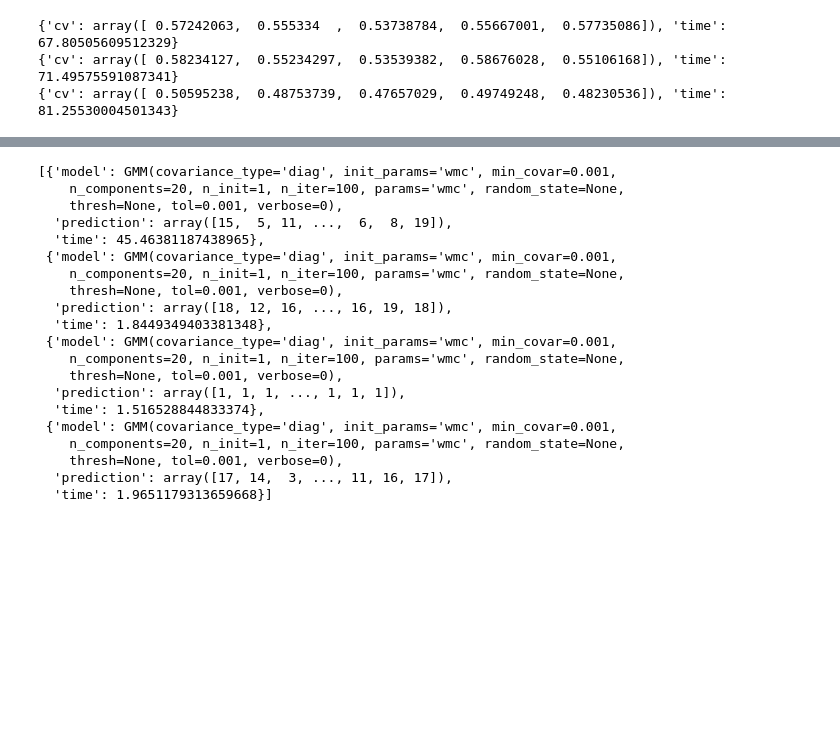
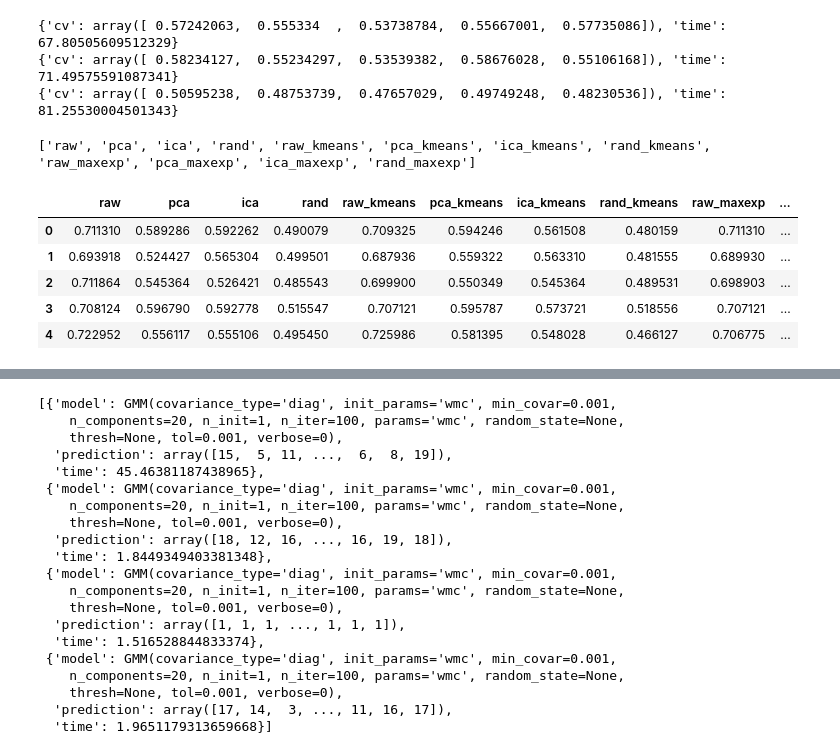
Before and after one commit to timothyjlaurent/ga_tech_dimensional_reduction, a Jupyter notebook: cooking/whats_cooking.ipynb, the cells around one changed output, grey strips where cells are left out. Drawn from its saved outputs; the diff is of its cells as text; code cells hidden in the pictures; blank space fills up the shorter version.

```diff
--- a/cooking/whats_cooking.ipynb
+++ b/cooking/whats_cooking.ipynb
@@ -499,3 +491,21 @@ cv_scores = [ run_nn_cv(ds, training_classes, n_iter=25, cv=5) for ds in (traini
 {'cv': array([ 0.57242063,  0.555334  ,  0.53738784,  0.55667001,  0.57735086]), 'time': 67.80505609512329}
 {'cv': array([ 0.58234127,  0.55234297,  0.53539382,  0.58676028,  0.55106168]), 'time': 71.49575591087341}
 {'cv': array([ 0.50595238,  0.48753739,  0.47657029,  0.49749248,  0.48230536]), 'time': 81.25530004501343}
+# %%
+import pandas as pd
+df = pd.DataFrame([ cv_score['cv'] for cv_score in cv_scores]).T
+orig_cols = ['raw', 'pca', 'ica', 'rand' ]
+kmeans_cols = [ col + '_kmeans' for col in orig_cols ]
+maxexp_cols = [ col + '_maxexp' for col in orig_cols ]
+cols = orig_cols + kmeans_cols + maxexp_cols
+print(cols)
+df.columns = cols
+df
+# %% [output]
+['raw', 'pca', 'ica', 'rand', 'raw_kmeans', 'pca_kmeans', 'ica_kmeans', 'rand_kmeans', 'raw_maxexp', 'pca_maxexp', 'ica_maxexp', 'rand_maxexp']
+|  | raw | pca | ica | rand | raw_kmeans | pca_kmeans | ica_kmeans | rand_kmeans | raw_maxexp | ... |
+| 0 | 0.711310 | 0.589286 | 0.592262 | 0.490079 | 0.709325 | 0.594246 | 0.561508 | 0.480159 | 0.711310 | ... |
+| 1 | 0.693918 | 0.524427 | 0.565304 | 0.499501 | 0.687936 | 0.559322 | 0.563310 | 0.481555 | 0.689930 | ... |
+| 2 | 0.711864 | 0.545364 | 0.526421 | 0.485543 | 0.699900 | 0.550349 | 0.545364 | 0.489531 | 0.698903 | ... |
+| 3 | 0.708124 | 0.596790 | 0.592778 | 0.515547 | 0.707121 | 0.595787 | 0.573721 | 0.518556 | 0.707121 | ... |
+| 4 | 0.722952 | 0.556117 | 0.555106 | 0.495450 | 0.725986 | 0.581395 | 0.548028 | 0.466127 | 0.706775 | ... |
```
Also changed, not shown: parts of 2 cells of this notebook, 1 other file.
